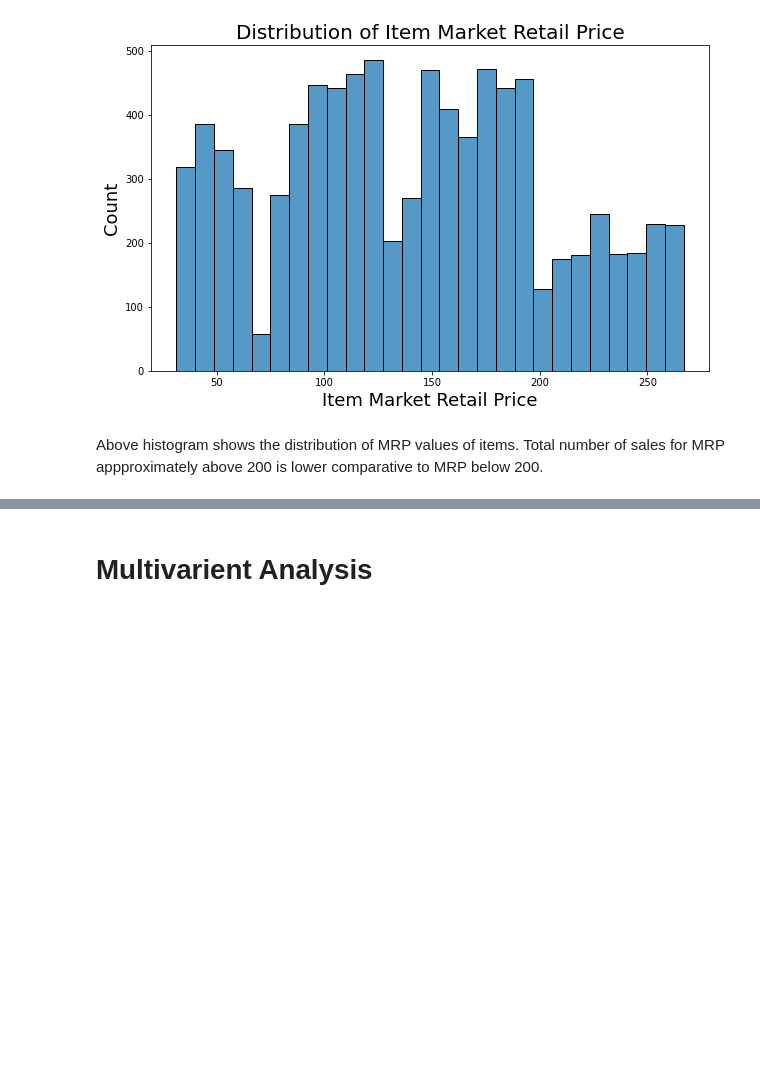
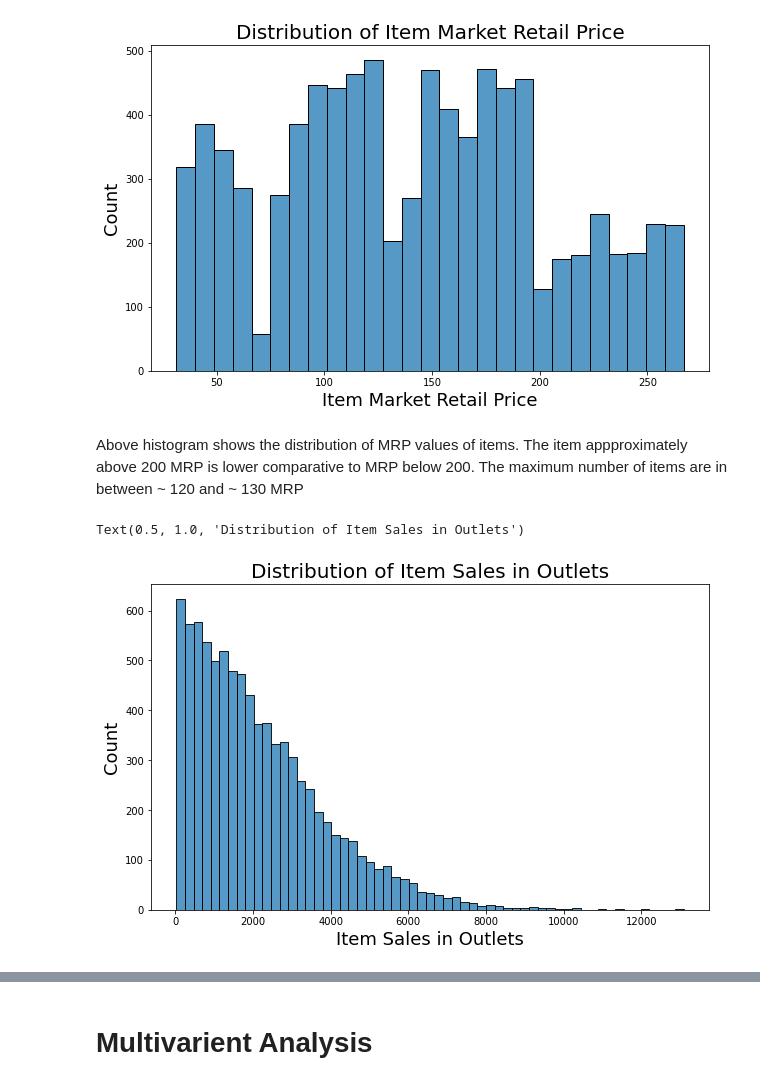
Before and after one commit to sheha919/Coding-Dojo-Project1, a Jupyter notebook: sales_prediction.ipynb, the cells around one changed output, grey strips where cells are left out. Drawn from its saved outputs; the diff is of its cells as text; code cells hidden in the pictures; blank space fills up the shorter version.

```diff
--- a/sales_prediction.ipynb
+++ b/sales_prediction.ipynb
@@ -333,4 +333,14 @@ plt.title('Distribution of Item Market Retail Price',fontsize=20)
 Text(0.5, 1.0, 'Distribution of Item Market Retail Price')
 [figure]
 # %% [markdown]
-Above histogram shows the distribution of MRP values of items. Total number of sales for MRP appproximately above 200 is lower comparative to MRP below 200.
+Above histogram shows the distribution of MRP values of items. The item appproximately above 200 MRP is lower comparative to MRP below 200.
+The maximum number of items are in between ~ 120 and ~ 130 MRP
+# %%
+plt.figure(figsize=[10,6])
+sns.histplot(x='Item_Outlet_Sales', data=df, bins='auto')
+plt.ylabel('Count', fontsize=18)
+plt.xlabel('Item Sales in Outlets', fontsize=18)
+plt.title('Distribution of Item Sales in Outlets',fontsize=20)
+# %% [output]
+Text(0.5, 1.0, 'Distribution of Item Sales in Outlets')
+[figure, added]
```
Also changed, not shown: parts of 7 cells of this notebook.
